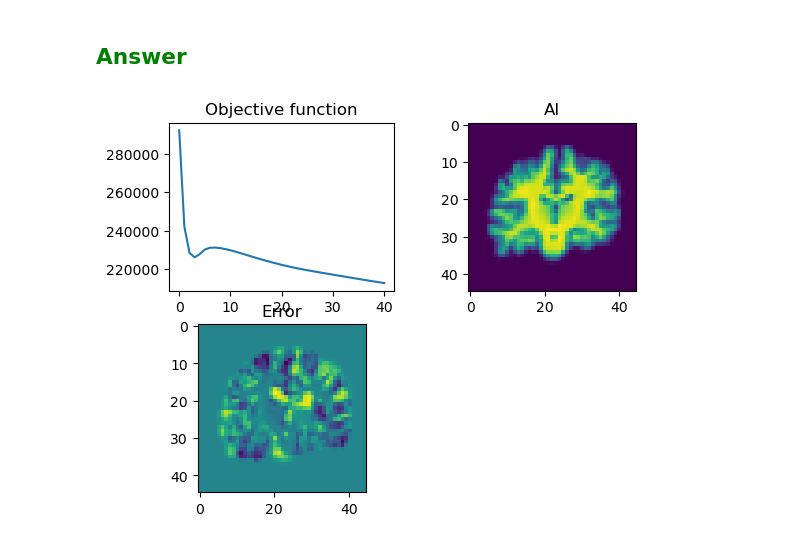
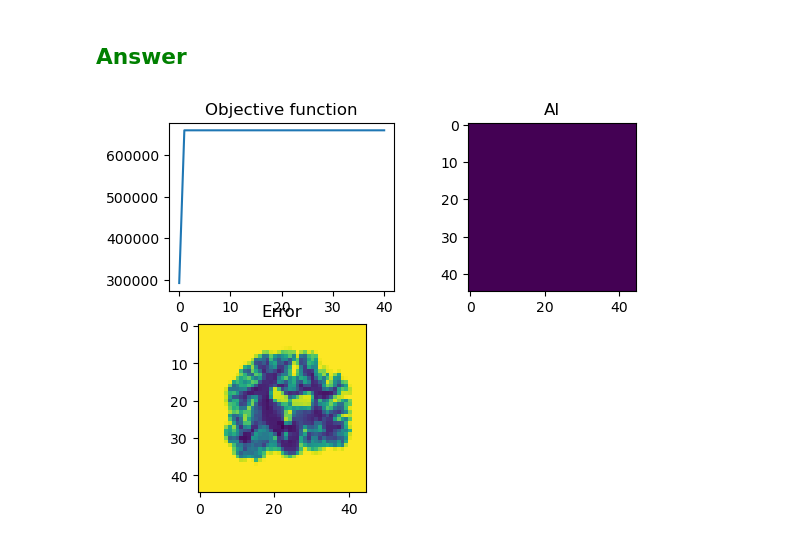
Before and after one commit to Simonlee711/UCLA-Grad-Courses, a Jupyter notebook: BIOMATH208/hw3/pset3.ipynb, the cells around one changed output. Cells and saved outputs as stored; diff of their text form; code cells hidden in the pictures.

```diff
--- a/BIOMATH208/hw3/pset3.ipynb
+++ b/BIOMATH208/hw3/pset3.ipynb
@@ -665,10 +664,6 @@ Run the natural gradient descent code with a gradient descent stepsize $1 - 2$,
 # %% [markdown]
 ## <span style="color:green">Answer
 # %%
-import numpy as his
-import matplotlib.pyplot as plt
-from scipy.interpolate import interpn
-
 # Define the basis matrices E_i
 E = np.zeros((12, 4, 4))
 indices = [(0, 0), (0, 1), (0, 2), (0, 3), (1, 0), (1, 1), (1, 2), (1, 3),
@@ -676,7 +671,7 @@ indices = [(0, 0), (0, 1), (0, 2), (0, 3), (1, 0), (1, 1), (1, 2), (1, 3),
 for i, (row, col) in enumerate(indices):
     E[i, row, col] = 1
 
-# Load the actual image data from the provided file
+# load code from 3.1
 data = np.load('./hw3imagedata2024.npz', allow_pickle=True)
 I = data['I']
 dI = data['dI']
@@ -692,7 +687,7 @@ A = np.eye(4)
 
 # Optimization parameters
 niter = 50  # number of iterations
-ep = 2e-8  # step size
+ep = 1e-2  # step size
 
 # Compute the metric tensor g_ij and its inverse
 g = np.array([[np.trace(E[i].T @ E[j]) for j in range(12)] for i in range(12)])
@@ -719,31 +714,31 @@ for it in range(niter):
     # Gradient calculations
     dAI = np.stack(np.gradient(AI, *dJ), -1)
     dAI = np.concatenate((dAI, np.zeros(append_shape)), -1)
     Xs = np.concatenate((Xs, np.ones(append_shape)), -1)
     dAIXs = dAI[..., :, None] * Xs[..., None, :]
     grad_covector = -np.sum(err[..., None, None] * dAIXs, axis=(0, 1, 2)) * voxel_volume
 
     # Convert covector to vector using the metric's inverse
     grad_covector_flat = grad_covector[:3, :].reshape(-1)  # Only use the 3x4 part and flatten
     if grad_covector_flat.shape[0] != 12:
         raise ValueError("Gradient vector reshaping error, expected 12 elements but got {}".format(grad_covector_flat.shape[0]))
     grad_vector = g_inv @ grad_covector_flat
     grad_vector = grad_vector.reshape(3, 4)
     A[:3, :4] -= ep * grad_vector  # Update the affine transformation matrix
 
     # Visualization
     if it % 10 == 0:  # Update plots less frequently for performance
         ax[0, 0].cla()
         ax[0, 0].plot(cost)
         ax[0, 0].set_title('Objective function')
         ax[0, 1].cla()
         ax[0, 1].imshow(np.rot90(AI[:, AI.shape[1]//2]))
         ax[0, 1].set_title('AI')
         ax[1, 0].cla()
         ax[1, 0].imshow(np.rot90((AI - J)[:, AI.shape[1]//2]))
         ax[1, 0].set_title('Error')
         f.canvas.draw()
 
 plt.show()
 # %% [output]
-[figure, old version]
+[figure, new version]
```
Also changed, not shown: parts of 4 cells of this notebook.
